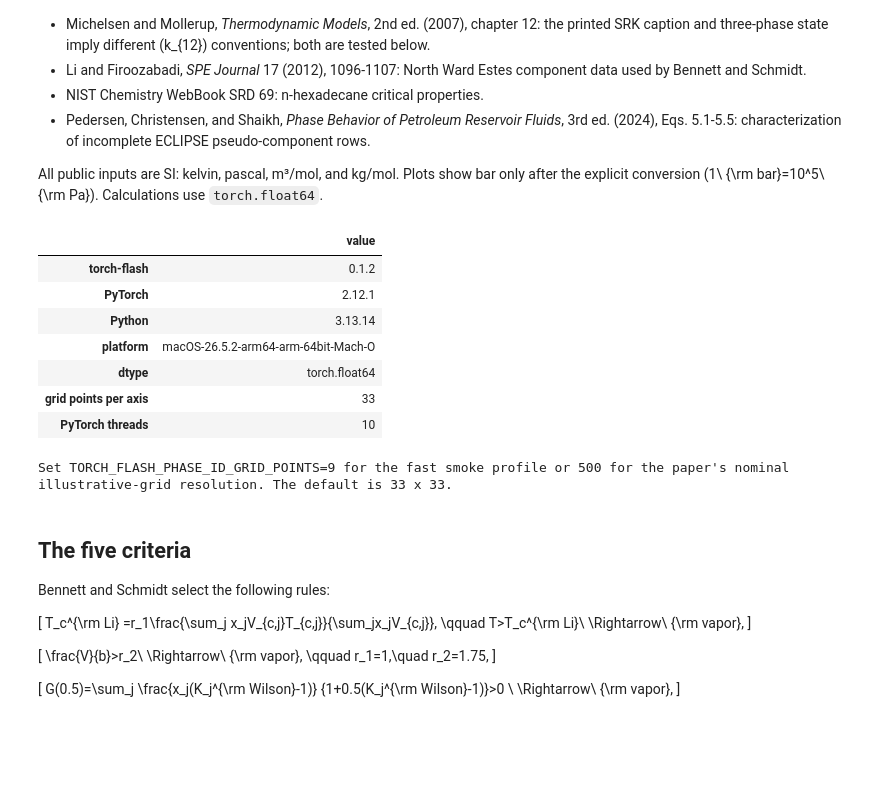
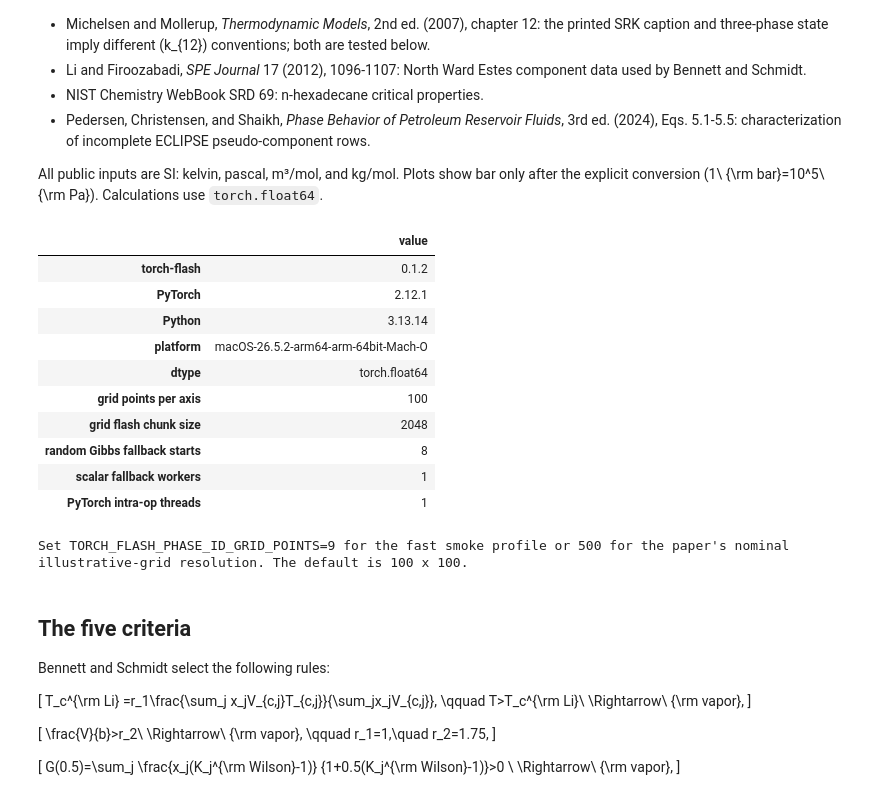
Before and after one commit to ThermoPhase-FCSRG/torch-flash, a Jupyter notebook: notebooks/verification/29_bennett_phase_identification_methods.ipynb, the cells around one changed output. Saved outputs shown, nothing was run; the diff lists cells and outputs as text; code cells hidden in the pictures; blank space fills up the shorter version.

Commit message:
Add phase identification ipynb reproducing Bennett paper cases

```diff
--- a/notebooks/verification/29_bennett_phase_identification_methods.ipynb
+++ b/notebooks/verification/29_bennett_phase_identification_methods.ipynb
@@ -41,10 +41,12 @@ Calculations use `torch.float64`.
 # %%
 from __future__ import annotations
 
+import gc
 import os
 import platform
 import time
 from collections.abc import Callable
+from concurrent.futures import ThreadPoolExecutor
 from dataclasses import dataclass
 
 import matplotlib.pyplot as plt
@@ -57,9 +59,13 @@ from matplotlib.colors import BoundaryNorm, ListedColormap
 
 import torch_flash
 from torch_flash import (
+    BatchedStabilityResult,
+    BatchedTwoPhaseFlashResult,
     ChemicalState,
     ComponentSet,
     SCNDistribution,
+    batched_tangent_plane_stability,
+    batched_two_phase_flash,
     component_set,
     identify_phase,
     li_pseudo_critical_temperature,
@@ -75,42 +81,60 @@ from torch_flash.eos import CubicEOS
 from torch_flash.initialization import wilson_k_values
 
 torch.set_default_dtype(torch.float64)
+PYTORCH_THREADS = int(os.environ.get("TORCH_FLASH_PHASE_ID_THREADS", "1"))
+if PYTORCH_THREADS < 1:
+    raise ValueError("TORCH_FLASH_PHASE_ID_THREADS must be positive")
+torch.set_num_threads(PYTORCH_THREADS)
 ipython = get_ipython()
 if ipython is not None:
     ipython.run_line_magic("matplotlib", "inline")
 plt.style.use("seaborn-v0_8-whitegrid")
 
-GRID_POINTS = int(os.environ.get("TORCH_FLASH_PHASE_ID_GRID_POINTS", "33"))
+GRID_POINTS = int(os.environ.get("TORCH_FLASH_PHASE_ID_GRID_POINTS", "100"))
 if GRID_POINTS < 3:
     raise ValueError("TORCH_FLASH_PHASE_ID_GRID_POINTS must be at least 3")
+GRID_CHUNK_SIZE = int(os.environ.get("TORCH_FLASH_PHASE_ID_GRID_CHUNK_SIZE", "2048"))
+if GRID_CHUNK_SIZE < 1:
+    raise ValueError("TORCH_FLASH_PHASE_ID_GRID_CHUNK_SIZE must be positive")
+FALLBACK_WORKERS = int(os.environ.get("TORCH_FLASH_PHASE_ID_FALLBACK_WORKERS", "1"))
+if FALLBACK_WORKERS < 1:
+    raise ValueError("TORCH_FLASH_PHASE_ID_FALLBACK_WORKERS must be positive")
 
 reproducibility = pd.Series(
     {
         "torch-flash": torch_flash.__version__,
         "PyTorch": torch.__version__,
         "Python": platform.python_version(),
         "platform": platform.platform(),
         "dtype": str(torch.get_default_dtype()),
         "grid points per axis": GRID_POINTS,
-        "PyTorch threads": torch.get_num_threads(),
+        "grid flash chunk size": GRID_CHUNK_SIZE,
+        "random Gibbs fallback starts": int(
+            os.environ.get("TORCH_FLASH_PHASE_ID_RANDOM_FALLBACK_STARTS", "8")
+        ),
+        "scalar fallback workers": FALLBACK_WORKERS,
+        "PyTorch intra-op threads": torch.get_num_threads(),
     },
     name="value",
 )
 display(reproducibility.to_frame())
 print(
     "Set TORCH_FLASH_PHASE_ID_GRID_POINTS=9 for the fast smoke profile or 500 "
-    "for the paper's nominal illustrative-grid resolution. The default is 33 x 33."
+    "for the paper's nominal illustrative-grid resolution. The default is 100 x 100."
 )
 # %% [output]
 |  | value |
 | torch-flash | 0.1.2 |
 | PyTorch | 2.12.1 |
 | Python | 3.13.14 |
 | platform | macOS-26.5.2-arm64-arm-64bit-Mach-O |
 | dtype | torch.float64 |
-| grid points per axis | 33 |
-| PyTorch threads | 10 |
+| grid points per axis | 100 |
+| grid flash chunk size | 2048 |
+| random Gibbs fallback starts | 8 |
+| scalar fallback workers | 1 |
+| PyTorch intra-op threads | 1 |
-Set TORCH_FLASH_PHASE_ID_GRID_POINTS=9 for the fast smoke profile or 500 for the paper's nominal illustrative-grid resolution. The default is 33 x 33.
+Set TORCH_FLASH_PHASE_ID_GRID_POINTS=9 for the fast smoke profile or 500 for the paper's nominal illustrative-grid resolution. The default is 100 x 100.
 # %% [markdown]
 ## The five criteria
 
```
Also changed, not shown: parts of 8 cells of this notebook, 1 other file.
